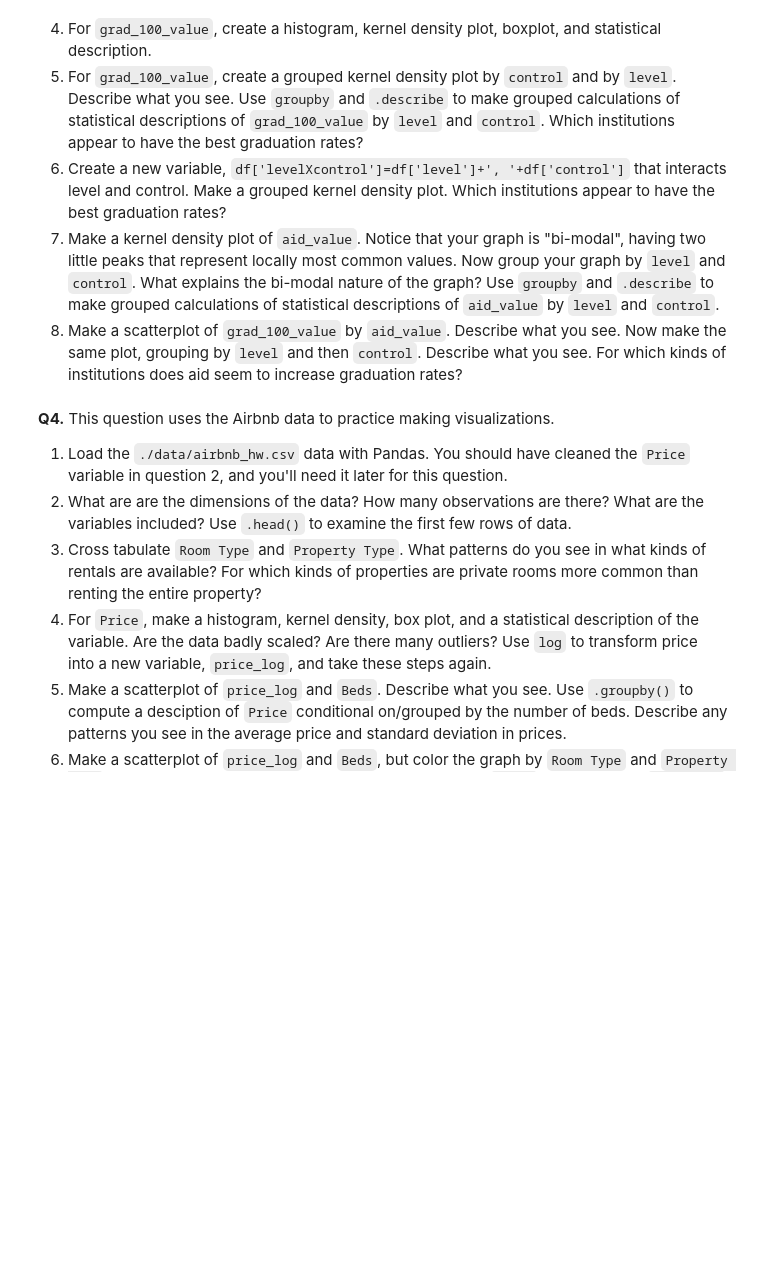
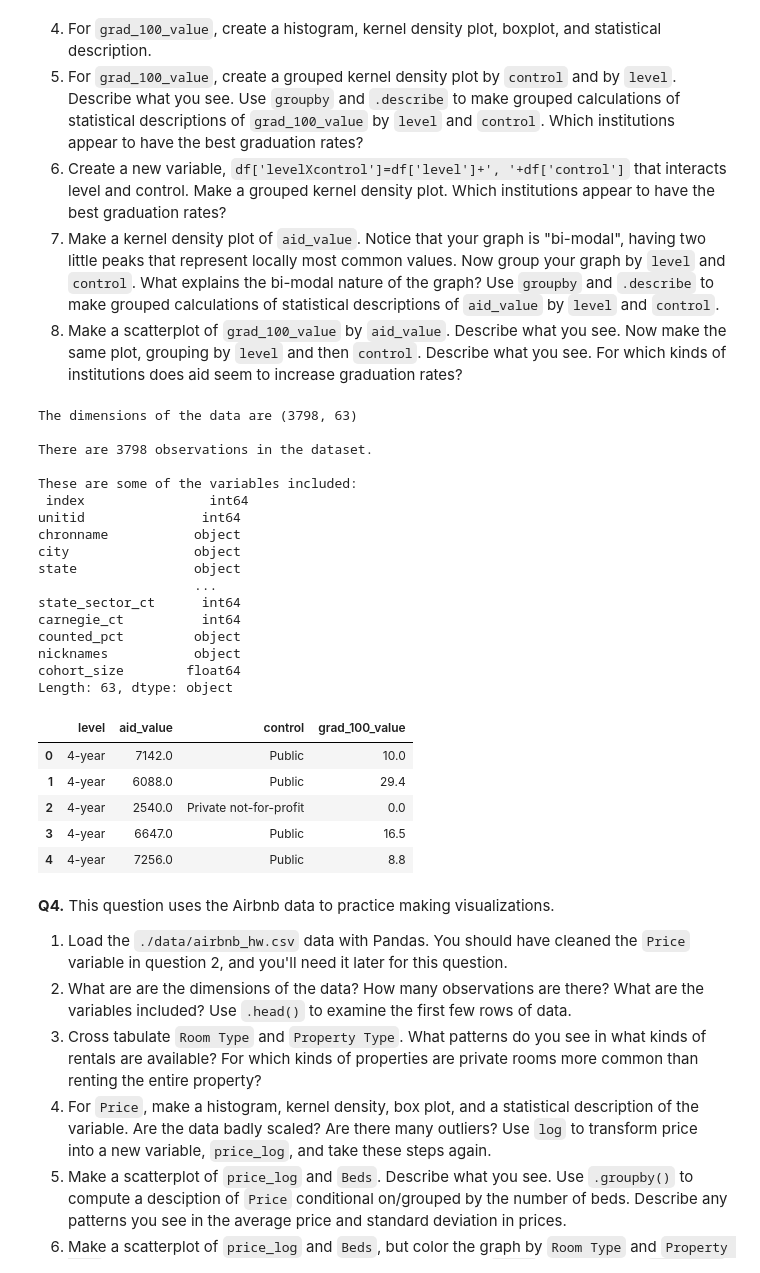
Before and after one commit to chrryyy/assignment2, a Jupyter notebook: assignment2.ipynb, the cells around one changed output. Cells and saved outputs as stored; diff of their text form; code cells hidden in the pictures; blank space fills up the shorter version.

Commit message:
Q3 part 1 and 2

```diff
--- a/assignment2.ipynb
+++ b/assignment2.ipynb
@@ -166,6 +166,44 @@ The "relevant" variables for this question are:
 6. Create a new variable, `df['levelXcontrol']=df['level']+', '+df['control']` that interacts level and control. Make a grouped kernel density plot. Which institutions appear to have the best graduation rates?
 7. Make a kernel density plot of `aid_value`. Notice that your graph is "bi-modal", having two little peaks that represent locally most common values. Now group your graph by `level` and `control`. What explains the bi-modal nature of the graph? Use `groupby` and `.describe` to make grouped calculations of statistical descriptions of `aid_value` by `level` and `control`.
 8. Make a scatterplot of `grad_100_value` by `aid_value`. Describe what you see. Now make the same plot, grouping by `level` and then `control`. Describe what you see. For which kinds of institutions does aid seem to increase graduation rates?
+# %%
+import numpy as np
+import pandas as pd
+
+# Part 1
+df = pd.read_csv("./data/college_completion.csv")
+
+# Part 2
+print("The dimensions of the data are", df.shape, "\n")
+print("There are", df.shape[0], "observations in the dataset.\n")
+print("These are some of the variables included: \n", df.dtypes, "\n")
+# The relevant variables in this problem are level, aid_value, control, and grad_100_value so we will pull these columns and save to another dataframe
+college = df[["level", "aid_value", "control", "grad_100_value"]]
+college.head()
+# %% [output]
+The dimensions of the data are (3798, 63)
+
+There are 3798 observations in the dataset.
+
+These are some of the variables included:
+ index                int64
+unitid               int64
+chronname           object
+city                object
+state               object
+                    ...
+state_sector_ct      int64
+carnegie_ct          int64
+counted_pct         object
+nicknames           object
+cohort_size        float64
+Length: 63, dtype: object
+|  | level | aid_value | control | grad_100_value |
+| 0 | 4-year | 7142.0 | Public | 10.0 |
+| 1 | 4-year | 6088.0 | Public | 29.4 |
+| 2 | 4-year | 2540.0 | Private not-for-profit | 0.0 |
+| 3 | 4-year | 6647.0 | Public | 16.5 |
+| 4 | 4-year | 7256.0 | Public | 8.8 |
 # %% [markdown]
 **Q4.** This question uses the Airbnb data to practice making visualizations.
 
```
